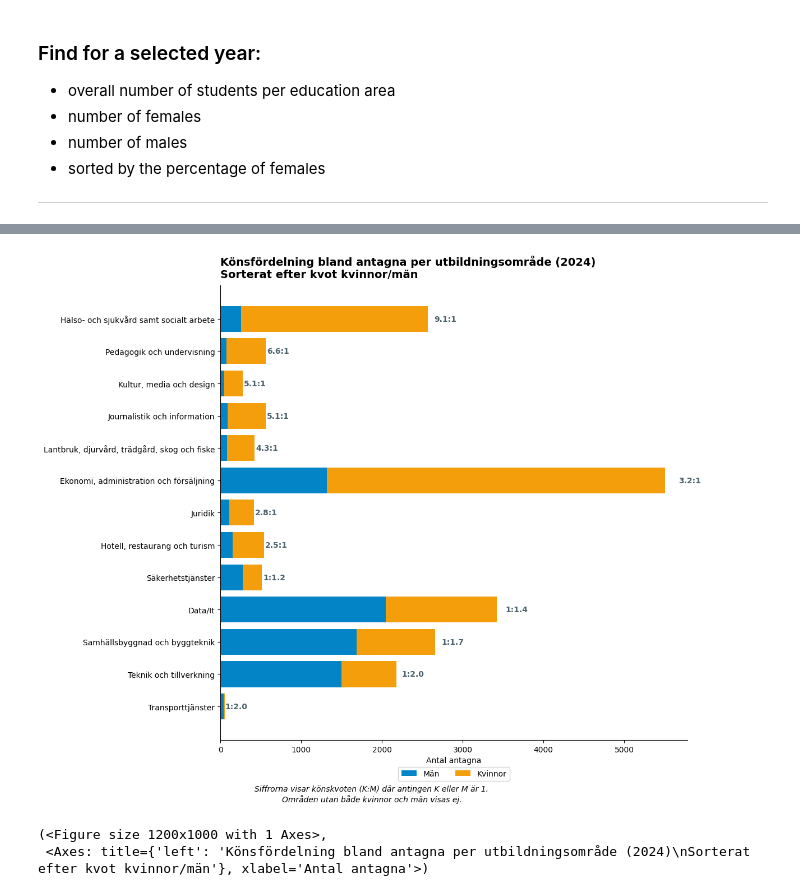
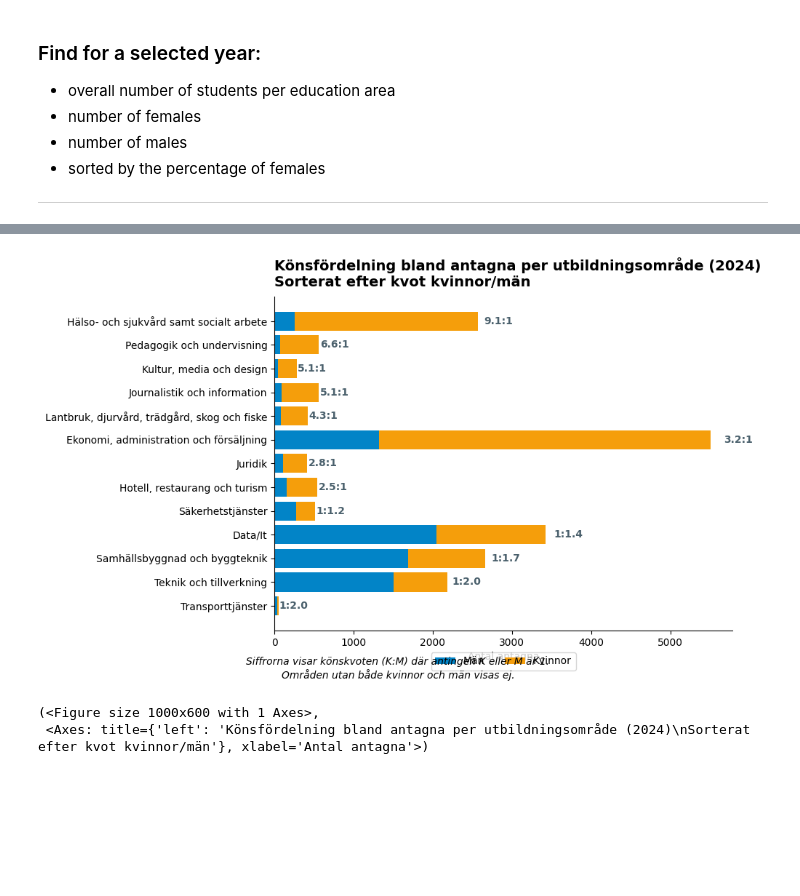
Before and after one commit to katryl-yh/yh_dahsboard_katrin_rylander, a Jupyter notebook: explorations/storytelling.ipynb, the cells around one changed output, grey strips where cells are left out. Cells and saved outputs as stored; diff of their text form; code cells hidden in the pictures; blank space fills up the shorter version.

```diff
--- a/explorations/storytelling.ipynb
+++ b/explorations/storytelling.ipynb
@@ -393,7 +377,7 @@ def plot_stacked_bar_antagna_matplotlib(df: pd.DataFrame, year: int = None) -> N
     color_ratio = GRAY_3     # Gray for ratio
 
     # Create the plot
-    fig, ax = plt.subplots(figsize=(12, 10))
+    fig, ax = plt.subplots(figsize=(10, 6))
 
     # Plot data
     y_pos = np.arange(len(pivot_df["utbildningsområde"]))
@@ -431,33 +415,33 @@ def plot_stacked_bar_antagna_matplotlib(df: pd.DataFrame, year: int = None) -> N
     ax.set_xlabel("Antal antagna")
     ax.set_title(f"Könsfördelning bland antagna per utbildningsområde ({year})\nSorterat efter kvot kvinnor/män",
                  fontweight='bold', fontsize=14, loc='left', pad=10)
 
     # Add legend
     ax.legend(loc='upper center', bbox_to_anchor=(0.5, -0.05), ncol=2)
 
     # Remove top and right spines
     ax.spines['top'].set_visible(False)
     ax.spines['right'].set_visible(False)
 
     # Add explanation text
     plt.figtext(
         0.5, 0.01,
         "Siffrorna visar könskvoten (K:M) där antingen K eller M är 1.\nOmråden utan både kvinnor och män visas ej.",
         ha='center', fontsize=10, style='italic'
     )
 
     # Adjust layout
     plt.tight_layout()
     plt.subplots_adjust(bottom=0.12)
 
     # Show plot
     plt.show()
 
     return fig, ax
 
 # Example usage:
 plot_stacked_bar_antagna_matplotlib(df, year='2024')
 # %% [output]
-[figure, old version]
+[figure, new version]
-(<Figure size 1200x1000 with 1 Axes>,
+(<Figure size 1000x600 with 1 Axes>,
  <Axes: title={'left': 'Könsfördelning bland antagna per utbildningsområde (2024)\nSorterat efter kvot kvinnor/män'}, xlabel='Antal antagna'>)
```
Also changed, not shown: parts of 4 cells of this notebook, 2 other files.
